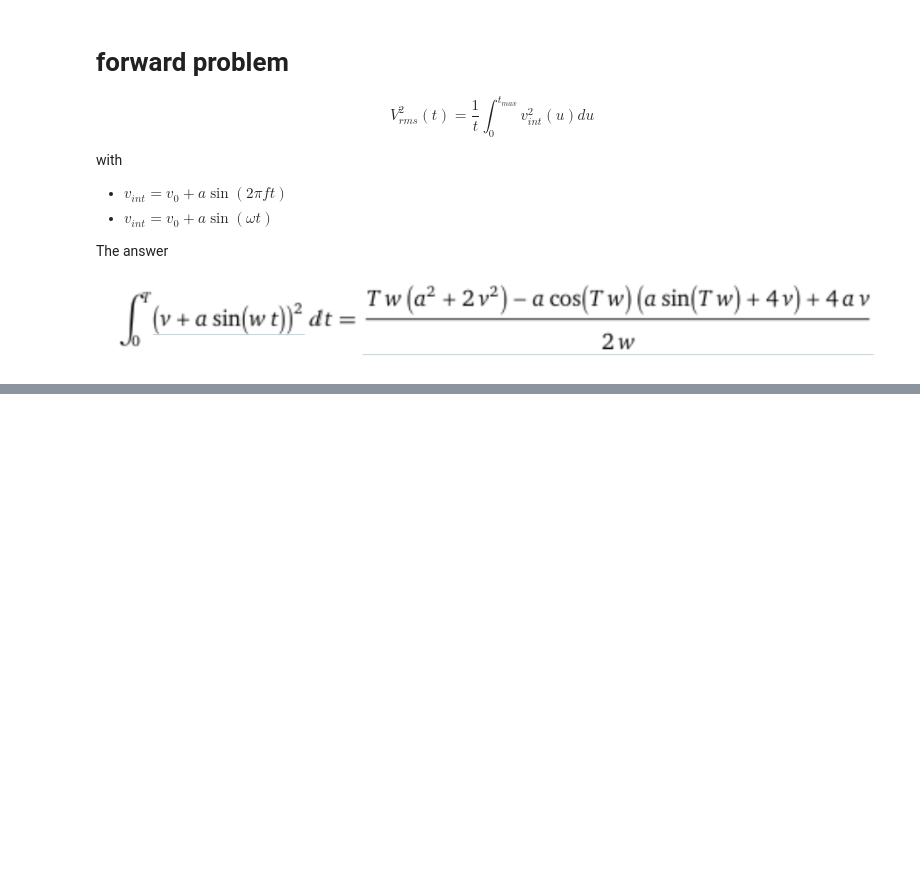
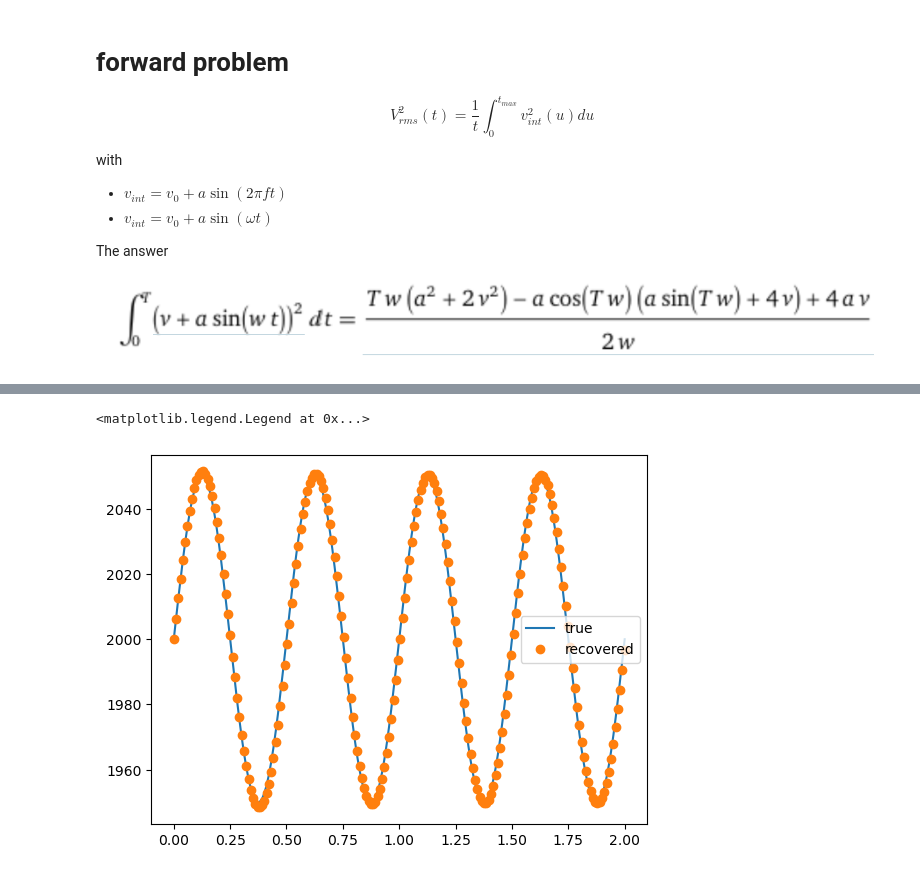
Before and after one commit to lheagy/eosc-454, a Jupyter notebook: lectures/rms-to-interval-velocity.ipynb, the cells around one changed output, grey strips where cells are left out. Cells and saved outputs as stored; diff of their text form; code cells hidden in the pictures; blank space fills up the shorter version.

```diff
--- a/lectures/rms-to-interval-velocity.ipynb
+++ b/lectures/rms-to-interval-velocity.ipynb
@@ -59,0 +90,19 @@ The answer
+# %%
+dt = np.diff(time)
+vrms = rms_velocity_analytic(time, v0, a, f)
+# %%
+dvdt_approx = np.diff(vrms) / dt
+dvdt_approx = np.r_[0, dvdt_approx]  # forward difference
+# %%
+vint_rec = vrms * np.sqrt(
+    1 + (2 * time * dvdt_approx)/vrms
+)
+# %%
+fig, ax = plt.subplots(1,1)
+
+ax.plot(time, vint, label="true")
+ax.plot(time, vint_rec, "o", label="recovered")
+ax.legend()
+# %% [output]
+<matplotlib.legend.Legend at 0x...>
+[figure, added]
```
Also changed, not shown: parts of 5 cells of this notebook.
